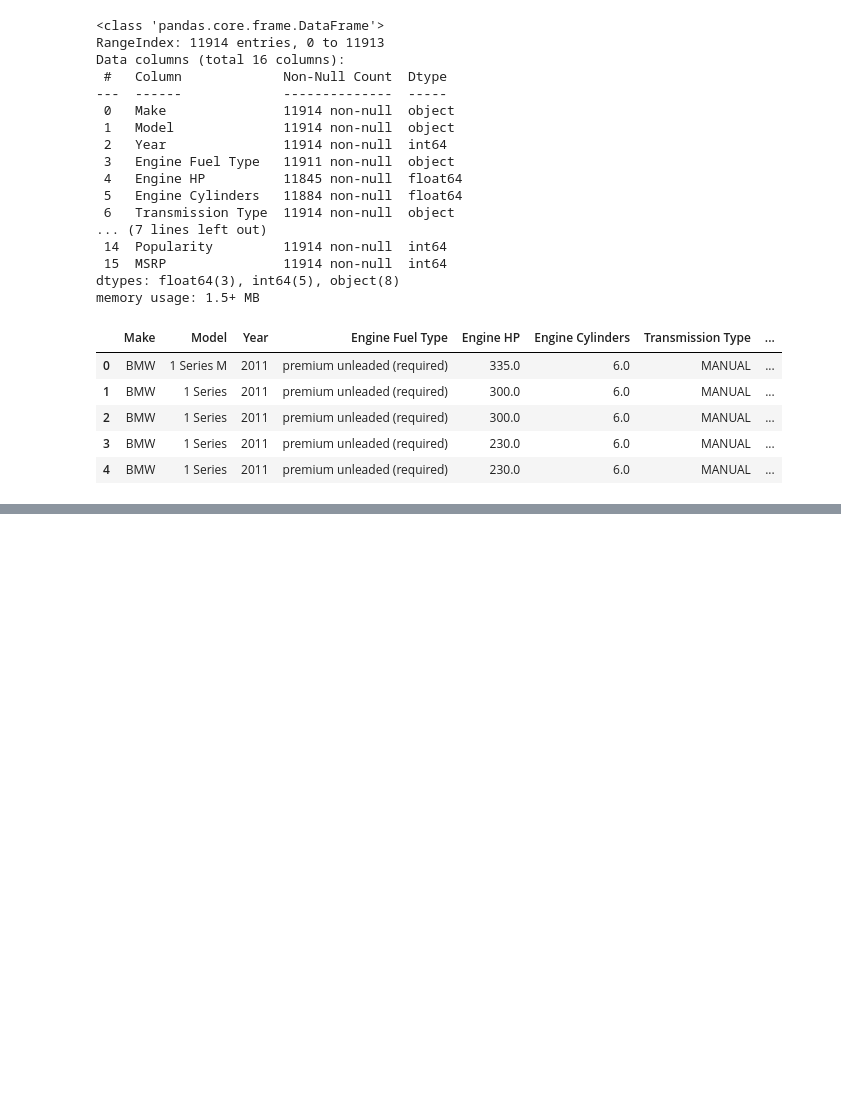
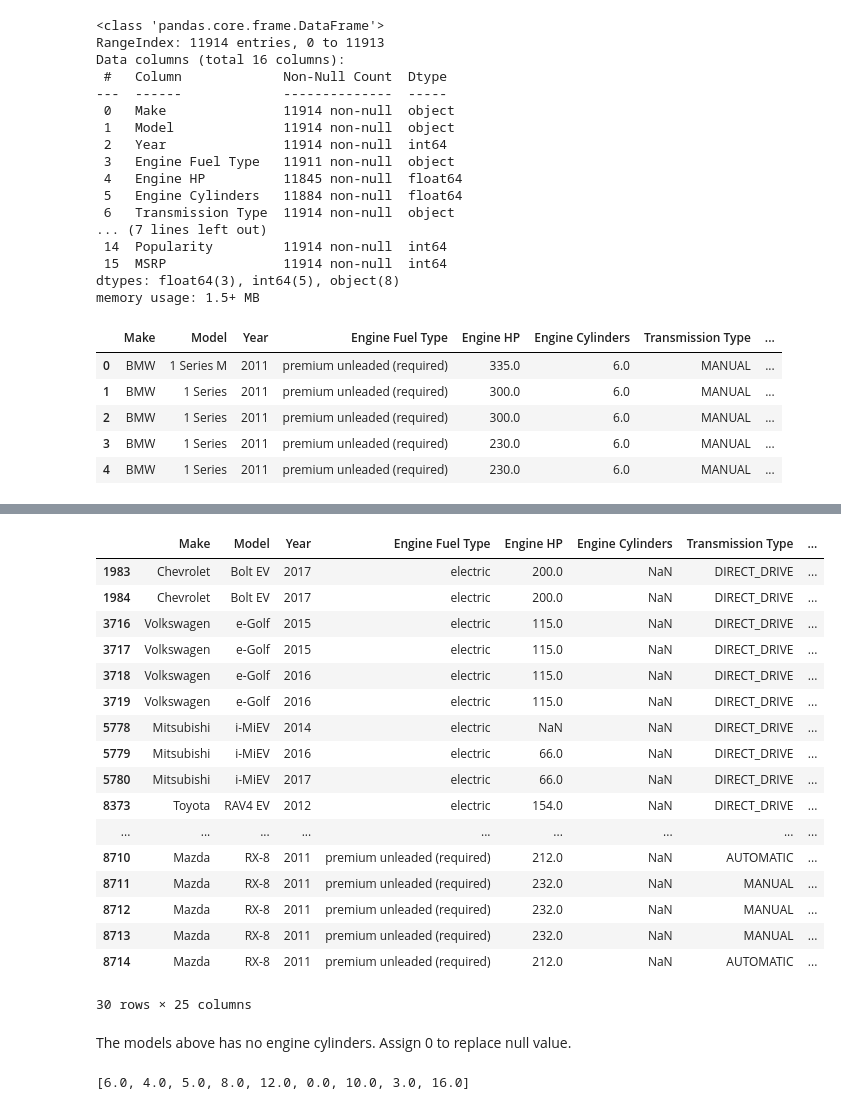
Before and after one commit to LanxyL/Capstone2, a Jupyter notebook: Notebooks/1_data_wrangling.ipynb, the cells around one changed output, grey strips where cells are left out. Saved outputs shown, nothing was run; the diff lists cells and outputs as text; code cells hidden in the pictures; blank space fills up the shorter version.

```diff
--- a/Notebooks/1_data_wrangling.ipynb
+++ b/Notebooks/1_data_wrangling.ipynb
@@ -43,0 +375,23 @@ car_data.head()
+# %%
+car_data.loc[car_data['Engine Cylinders'].isnull()]
+# %% [output]
+|  | Make | Model | Year | Engine Fuel Type | Engine HP | Engine Cylinders | Transmission Type | ... |
+| 1983 | Chevrolet | Bolt EV | 2017 | electric | 200.0 | NaN | DIRECT_DRIVE | ... |
+| 1984 | Chevrolet | Bolt EV | 2017 | electric | 200.0 | NaN | DIRECT_DRIVE | ... |
+| 3716 | Volkswagen | e-Golf | 2015 | electric | 115.0 | NaN | DIRECT_DRIVE | ... |
+| 3717 | Volkswagen | e-Golf | 2015 | electric | 115.0 | NaN | DIRECT_DRIVE | ... |
+| 3718 | Volkswagen | e-Golf | 2016 | electric | 115.0 | NaN | DIRECT_DRIVE | ... |
+| 3719 | Volkswagen | e-Golf | 2016 | electric | 115.0 | NaN | DIRECT_DRIVE | ... |
+| 5778 | Mitsubishi | i-MiEV | 2014 | electric | NaN | NaN | DIRECT_DRIVE | ... |
+| 5779 | Mitsubishi | i-MiEV | 2016 | electric | 66.0 | NaN | DIRECT_DRIVE | ... |
+| 5780 | Mitsubishi | i-MiEV | 2017 | electric | 66.0 | NaN | DIRECT_DRIVE | ... |
+| 8373 | Toyota | RAV4 EV | 2012 | electric | 154.0 | NaN | DIRECT_DRIVE | ... |
+| ... | ... | ... | ... | ... | ... | ... | ... | ... |
+| 8710 | Mazda | RX-8 | 2011 | premium unleaded (required) | 212.0 | NaN | AUTOMATIC | ... |
+| 8711 | Mazda | RX-8 | 2011 | premium unleaded (required) | 232.0 | NaN | MANUAL | ... |
+| 8712 | Mazda | RX-8 | 2011 | premium unleaded (required) | 232.0 | NaN | MANUAL | ... |
+| 8713 | Mazda | RX-8 | 2011 | premium unleaded (required) | 232.0 | NaN | MANUAL | ... |
+| 8714 | Mazda | RX-8 | 2011 | premium unleaded (required) | 212.0 | NaN | AUTOMATIC | ... |
+30 rows × 25 columns
+# %% [markdown]
+The models above has no engine cylinders. Assign 0 to replace null value.
@@ -43,0 +400,5 @@ car_data.head()
+# %%
+#Check if NaN is gone.
+car_data['Engine Cylinders'].unique().tolist()
+# %% [output]
+[6.0, 4.0, 5.0, 8.0, 12.0, 0.0, 10.0, 3.0, 16.0]
```
Also changed, not shown: parts of 48 cells of this notebook, 2 other files.
